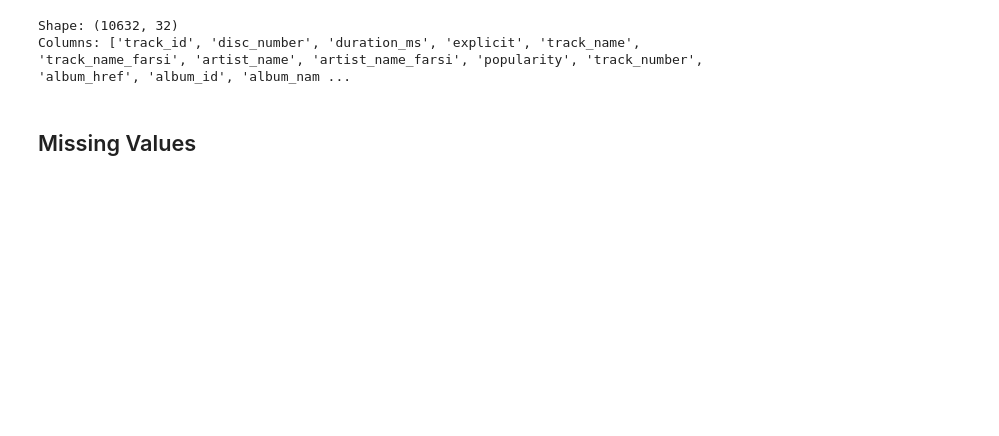
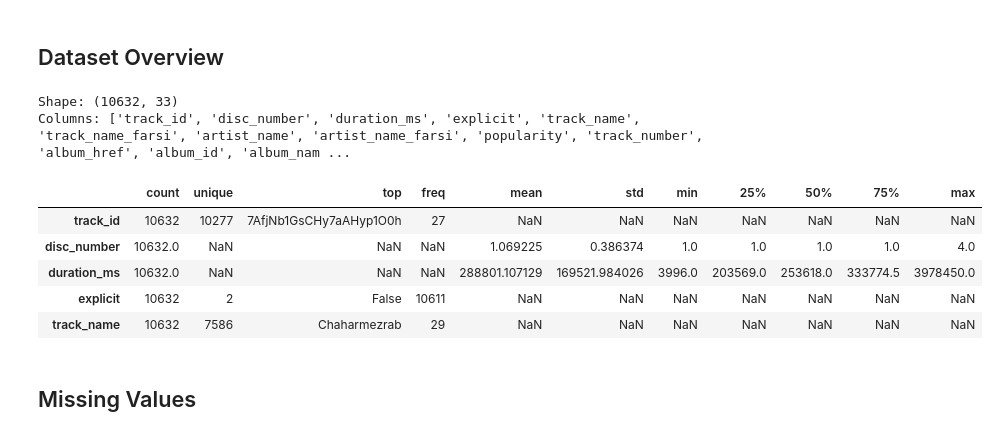
Before and after one commit to KianShokraneh/AI-FinalProject-Spotify, a Jupyter notebook: notebooks/phase-1_eda.ipynb, the cells around one changed output. Saved outputs shown, nothing was run; the diff lists cells and outputs as text; code cells hidden in the pictures; blank space fills up the shorter version.

```diff
--- a/notebooks/phase-1_eda.ipynb
+++ b/notebooks/phase-1_eda.ipynb
@@ -15,9 +44,19 @@ import sys`nfrom pathlib import Path`nimport matplotlib.pyplot as plt`nimport se
+# %% [markdown]
+## Dataset Overview
 # %%
 print('Shape:', df.shape)
 print('Columns:', df.columns.tolist())
+
+df.describe(include='all').transpose().head()
 # %% [output]
-Shape: (10632, 32)
+Shape: (10632, 33)
 Columns: ['track_id', 'disc_number', 'duration_ms', 'explicit', 'track_name', 'track_name_farsi', 'artist_name', 'artist_name_farsi', 'popularity', 'track_number', 'album_href', 'album_id', 'album_nam ...
+|  | count | unique | top | freq | mean | std | min | 25% | 50% | 75% | max |
+| track_id | 10632 | 10277 | 7AfjNb1GsCHy7aAHyp1O0h | 27 | NaN | NaN | NaN | NaN | NaN | NaN | NaN |
+| disc_number | 10632.0 | NaN | NaN | NaN | 1.069225 | 0.386374 | 1.0 | 1.0 | 1.0 | 1.0 | 4.0 |
+| duration_ms | 10632.0 | NaN | NaN | NaN | 288801.107129 | 169521.984026 | 3996.0 | 203569.0 | 253618.0 | 333774.5 | 3978450.0 |
+| explicit | 10632 | 2 | False | 10611 | NaN | NaN | NaN | NaN | NaN | NaN | NaN |
+| track_name | 10632 | 7586 | Chaharmezrab | 29 | NaN | NaN | NaN | NaN | NaN | NaN | NaN |
 # %% [markdown]
 ## Missing Values
 # %%
```
Also changed, not shown: parts of 14 cells of this notebook, 5 other files.
